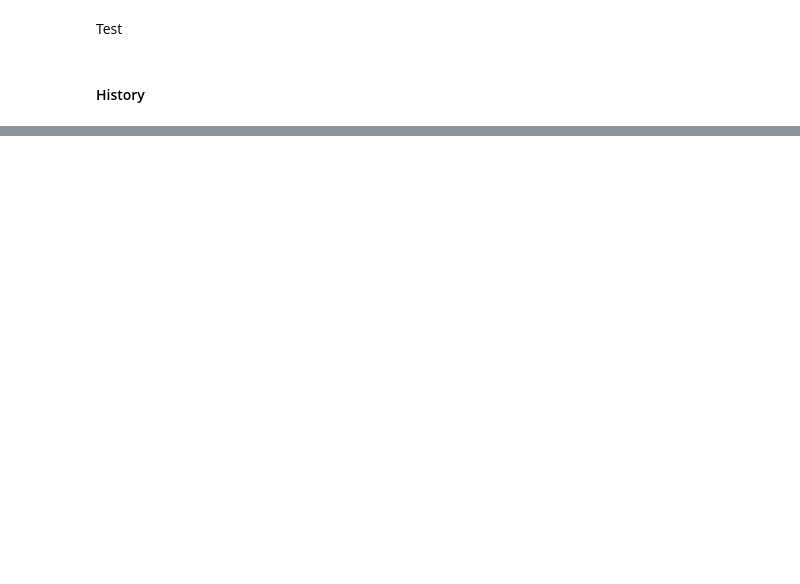
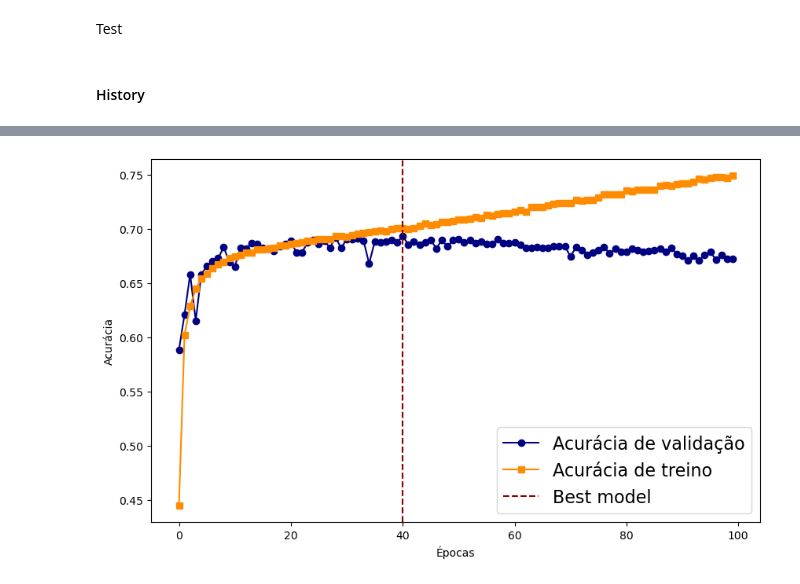
Before and after one commit to LeoKenny/3D_printer_failure_detection, a Jupyter notebook: model_evaluation.ipynb, the cells around one changed output, grey strips where cells are left out. Cells and saved outputs as stored; diff of their text form; code cells hidden in the pictures; blank space fills up the shorter version.

```diff
--- a/model_evaluation.ipynb
+++ b/model_evaluation.ipynb
@@ -207,10 +249,13 @@ print(history.keys())
 # %%
 plt.figure(figsize=(10, 6))
 plt.plot(history["val_accuracy"], marker='o', linestyle='-', color='navy', label="Acurácia de validação")
 plt.plot(history["accuracy"], marker='s', linestyle='-', color='darkorange', label="Acurácia de treino")
 plt.axvline(x=np.array(history["val_accuracy"]).argmax(), color='darkred', linestyle='--', label='Best model')
 plt.xlabel('Épocas')
 plt.ylabel('Acurácia')
+plt.rcParams['legend.fontsize'] = 16
 plt.legend()
 plt.savefig(folder/f"train_epochs_{model_name}.png")
 plt.show()
+# %% [output]
+[figure, added]
```
Also changed, not shown: parts of 12 cells of this notebook, 2 other files.
